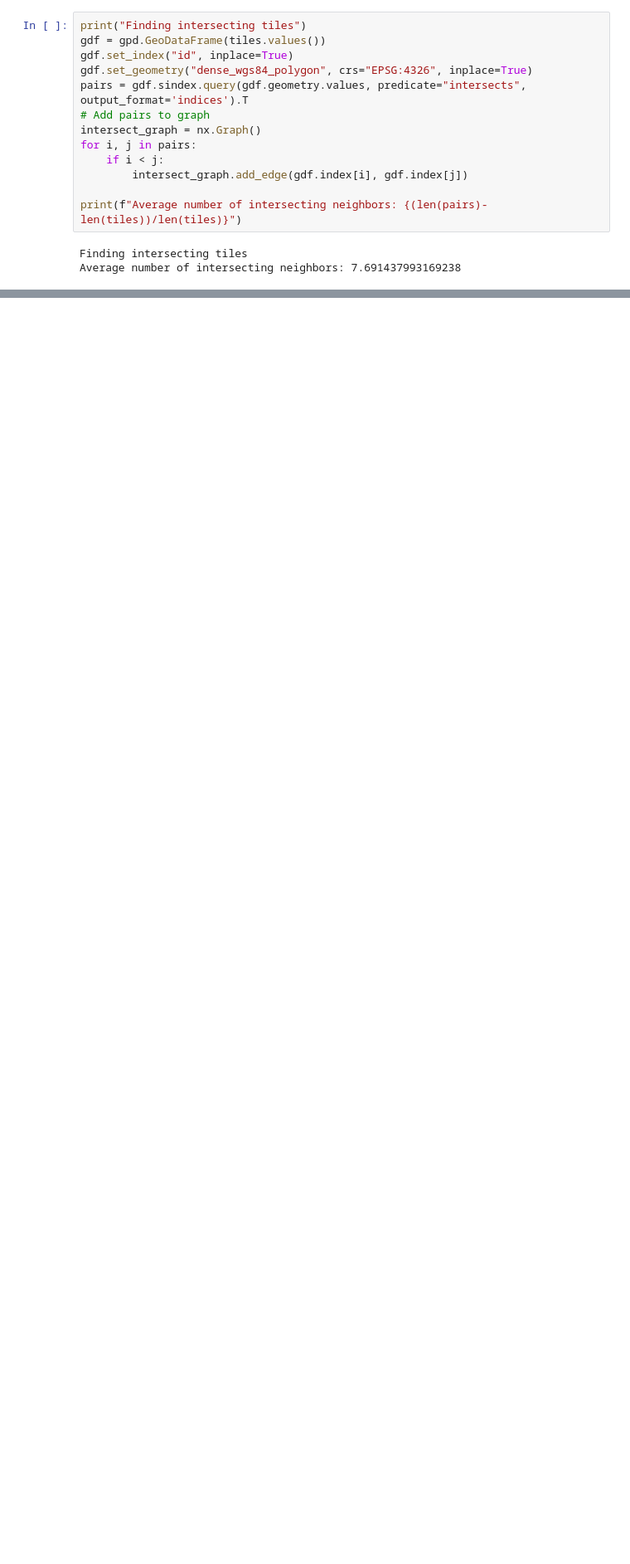
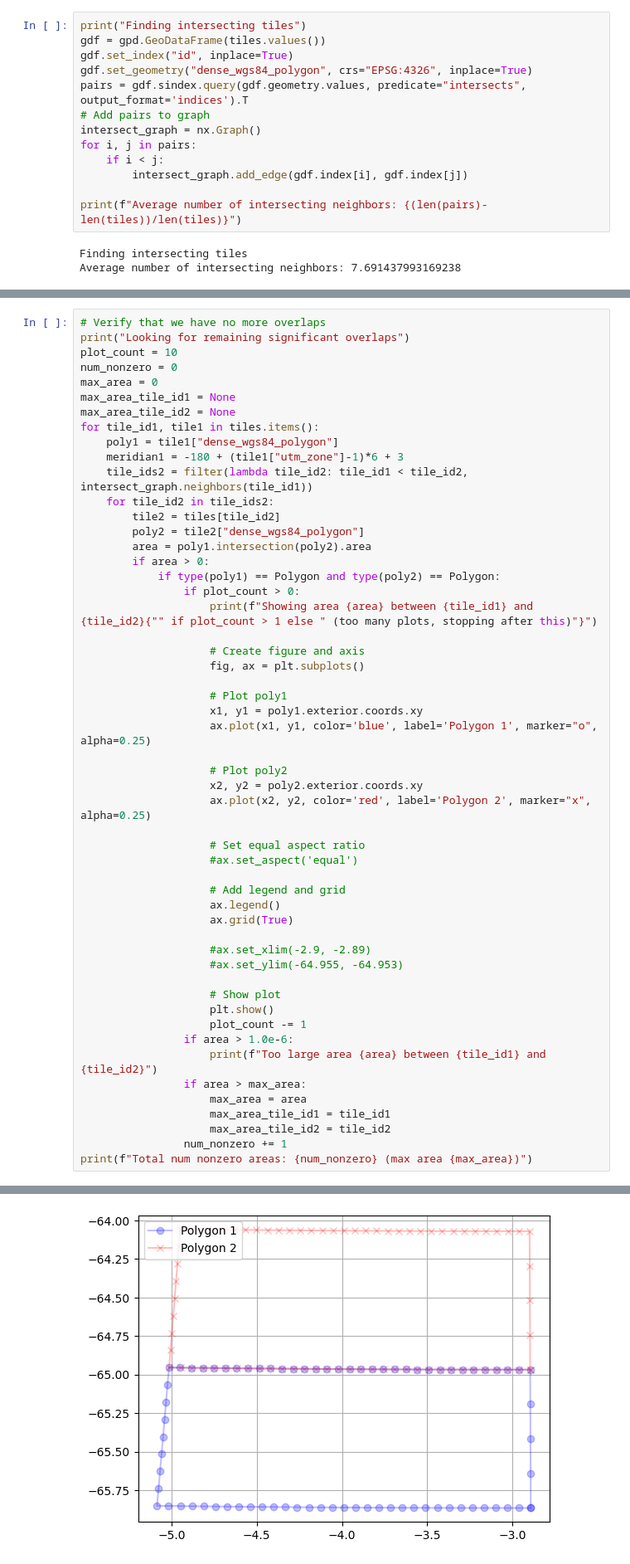
Before and after one commit to hamk-uas/preferred-tile, a Jupyter notebook: create_grid.ipynb, the cells around one changed output, grey strips where cells are left out. Shown at 83% size. Cells and saved outputs as stored; diff of their text form; blank space fills up the shorter version.

```diff
--- a/create_grid.ipynb
+++ b/create_grid.ipynb
@@ -285,0 +422,54 @@ for tile_id1, tile1 in tiles.items():
+# %%
+# Verify that we have no more overlaps
+print("Looking for remaining significant overlaps")
+plot_count = 10
+num_nonzero = 0
+max_area = 0
+max_area_tile_id1 = None
+max_area_tile_id2 = None
+for tile_id1, tile1 in tiles.items():
+    poly1 = tile1["dense_wgs84_polygon"]
+    meridian1 = -180 + (tile1["utm_zone"]-1)*6 + 3
+    tile_ids2 = filter(lambda tile_id2: tile_id1 < tile_id2, intersect_graph.neighbors(tile_id1))
+    for tile_id2 in tile_ids2:
+        tile2 = tiles[tile_id2]
+        poly2 = tile2["dense_wgs84_polygon"]
+        area = poly1.intersection(poly2).area
+        if area > 0:
+            if type(poly1) == Polygon and type(poly2) == Polygon:
+                if plot_count > 0:
+                    print(f"Showing area {area} between {tile_id1} and {tile_id2}{"" if plot_count > 1 else " (too many plots, stopping after this)"}")
+
+                    # Create figure and axis
+                    fig, ax = plt.subplots()
+
+                    # Plot poly1
+                    x1, y1 = poly1.exterior.coords.xy
+                    ax.plot(x1, y1, color='blue', label='Polygon 1', marker="o", alpha=0.25)
+
+                    # Plot poly2
+                    x2, y2 = poly2.exterior.coords.xy
+                    ax.plot(x2, y2, color='red', label='Polygon 2', marker="x", alpha=0.25)
+
+                    # Set equal aspect ratio
+                    #ax.set_aspect('equal')
+
+                    # Add legend and grid
+                    ax.legend()
+                    ax.grid(True)
+
+                    #ax.set_xlim(-2.9, -2.89)
+                    #ax.set_ylim(-64.955, -64.953)
+
+                    # Show plot
+                    plt.show()
+                    plot_count -= 1
+                if area > 1.0e-6:
+                    print(f"Too large area {area} between {tile_id1} and {tile_id2}")
+                if area > max_area:
+                    max_area = area
+                    max_area_tile_id1 = tile_id1
+                    max_area_tile_id2 = tile_id2
+                num_nonzero += 1
+print(f"Total num nonzero areas: {num_nonzero} (max area {max_area})")
+# %% [output]
@@ -285,0 +478 @@ for tile_id1, tile1 in tiles.items():
+[figure, added]
```
Also changed, not shown: parts of 25 cells of this notebook.
